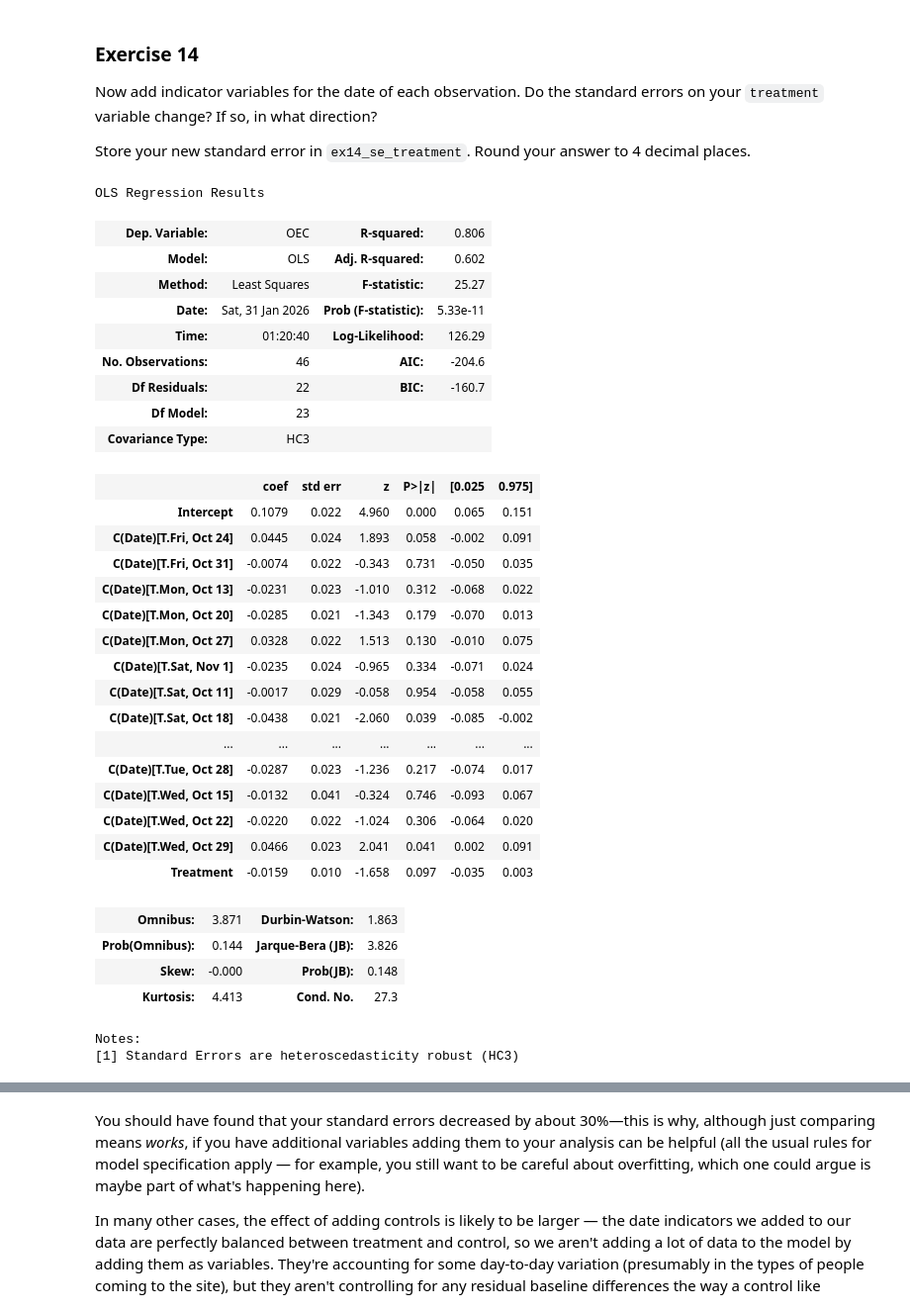
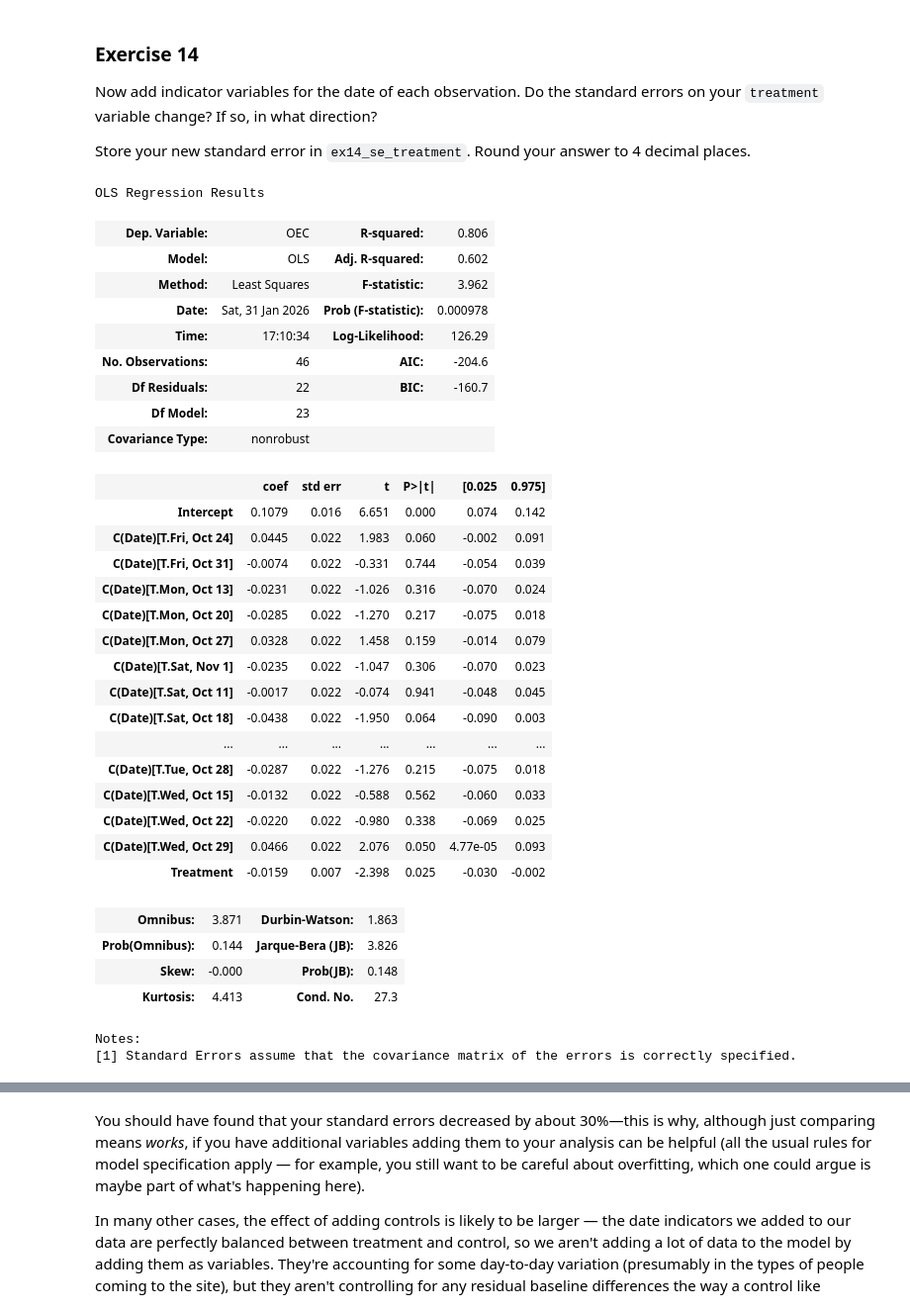
Before and after one commit to tonantzin-real/IDS_701_20260127_AB_Testing, a Jupyter notebook: exercise_abtesting.ipynb, the cells around one changed output, grey strips where cells are left out. Shown at 99% size. Drawn from its saved outputs; the diff is of its cells as text; code cells hidden in the pictures.

Commit message:
Update HC3 errors and hw

```diff
--- a/exercise_abtesting.ipynb
+++ b/exercise_abtesting.ipynb
@@ -443,38 +446,38 @@ Now add indicator variables for the date of each observation. Do the standard er
 
 Store your new standard error in `ex14_se_treatment`. Round your answer to 4 decimal places.
 # %%
-model_14 = smf.ols("OEC ~ Treatment + C(Date)", data).fit(cov_type="HC3")
+model_14 = smf.ols("OEC ~ Treatment + C(Date)", data).fit()
 model_14.summary()
 # %% [output]
 OLS Regression Results
 | Dep. Variable: | OEC | R-squared: | 0.806 |
 | Model: | OLS | Adj. R-squared: | 0.602 |
-| Method: | Least Squares | F-statistic: | 25.27 |
-| Date: | Sat, 31 Jan 2026 | Prob (F-statistic): | 5.33e-11 |
-| Time: | 01:20:40 | Log-Likelihood: | 126.29 |
+| Method: | Least Squares | F-statistic: | 3.962 |
+| Date: | Sat, 31 Jan 2026 | Prob (F-statistic): | 0.000978 |
+| Time: | 17:10:34 | Log-Likelihood: | 126.29 |
 | No. Observations: | 46 | AIC: | -204.6 |
 | Df Residuals: | 22 | BIC: | -160.7 |
 | Df Model: | 23 |  |  |
-| Covariance Type: | HC3 |  |  |
+| Covariance Type: | nonrobust |  |  |
-|  | coef | std err | z | P>|z| | [0.025 | 0.975] |
-| Intercept | 0.1079 | 0.022 | 4.960 | 0.000 | 0.065 | 0.151 |
-| C(Date)[T.Fri, Oct 24] | 0.0445 | 0.024 | 1.893 | 0.058 | -0.002 | 0.091 |
-| C(Date)[T.Fri, Oct 31] | -0.0074 | 0.022 | -0.343 | 0.731 | -0.050 | 0.035 |
-| C(Date)[T.Mon, Oct 13] | -0.0231 | 0.023 | -1.010 | 0.312 | -0.068 | 0.022 |
-| C(Date)[T.Mon, Oct 20] | -0.0285 | 0.021 | -1.343 | 0.179 | -0.070 | 0.013 |
-| C(Date)[T.Mon, Oct 27] | 0.0328 | 0.022 | 1.513 | 0.130 | -0.010 | 0.075 |
-| C(Date)[T.Sat, Nov 1] | -0.0235 | 0.024 | -0.965 | 0.334 | -0.071 | 0.024 |
-| C(Date)[T.Sat, Oct 11] | -0.0017 | 0.029 | -0.058 | 0.954 | -0.058 | 0.055 |
-| C(Date)[T.Sat, Oct 18] | -0.0438 | 0.021 | -2.060 | 0.039 | -0.085 | -0.002 |
+|  | coef | std err | t | P>|t| | [0.025 | 0.975] |
+| Intercept | 0.1079 | 0.016 | 6.651 | 0.000 | 0.074 | 0.142 |
+| C(Date)[T.Fri, Oct 24] | 0.0445 | 0.022 | 1.983 | 0.060 | -0.002 | 0.091 |
+| C(Date)[T.Fri, Oct 31] | -0.0074 | 0.022 | -0.331 | 0.744 | -0.054 | 0.039 |
+| C(Date)[T.Mon, Oct 13] | -0.0231 | 0.022 | -1.026 | 0.316 | -0.070 | 0.024 |
+| C(Date)[T.Mon, Oct 20] | -0.0285 | 0.022 | -1.270 | 0.217 | -0.075 | 0.018 |
+| C(Date)[T.Mon, Oct 27] | 0.0328 | 0.022 | 1.458 | 0.159 | -0.014 | 0.079 |
+| C(Date)[T.Sat, Nov 1] | -0.0235 | 0.022 | -1.047 | 0.306 | -0.070 | 0.023 |
+| C(Date)[T.Sat, Oct 11] | -0.0017 | 0.022 | -0.074 | 0.941 | -0.048 | 0.045 |
+| C(Date)[T.Sat, Oct 18] | -0.0438 | 0.022 | -1.950 | 0.064 | -0.090 | 0.003 |
 | ... | ... | ... | ... | ... | ... | ... |
-| C(Date)[T.Tue, Oct 28] | -0.0287 | 0.023 | -1.236 | 0.217 | -0.074 | 0.017 |
-| C(Date)[T.Wed, Oct 15] | -0.0132 | 0.041 | -0.324 | 0.746 | -0.093 | 0.067 |
-| C(Date)[T.Wed, Oct 22] | -0.0220 | 0.022 | -1.024 | 0.306 | -0.064 | 0.020 |
-| C(Date)[T.Wed, Oct 29] | 0.0466 | 0.023 | 2.041 | 0.041 | 0.002 | 0.091 |
-| Treatment | -0.0159 | 0.010 | -1.658 | 0.097 | -0.035 | 0.003 |
+| C(Date)[T.Tue, Oct 28] | -0.0287 | 0.022 | -1.276 | 0.215 | -0.075 | 0.018 |
+| C(Date)[T.Wed, Oct 15] | -0.0132 | 0.022 | -0.588 | 0.562 | -0.060 | 0.033 |
+| C(Date)[T.Wed, Oct 22] | -0.0220 | 0.022 | -0.980 | 0.338 | -0.069 | 0.025 |
+| C(Date)[T.Wed, Oct 29] | 0.0466 | 0.022 | 2.076 | 0.050 | 4.77e-05 | 0.093 |
+| Treatment | -0.0159 | 0.007 | -2.398 | 0.025 | -0.030 | -0.002 |
 | Omnibus: | 3.871 | Durbin-Watson: | 1.863 |
 | Prob(Omnibus): | 0.144 | Jarque-Bera (JB): | 3.826 |
 | Skew: | -0.000 | Prob(JB): | 0.148 |
 | Kurtosis: | 4.413 | Cond. No. | 27.3 |
 Notes:
-[1] Standard Errors are heteroscedasticity robust (HC3)
+[1] Standard Errors assume that the covariance matrix of the errors is correctly specified.
```
Also changed, not shown: parts of 10 cells of this notebook, 1 other file.
